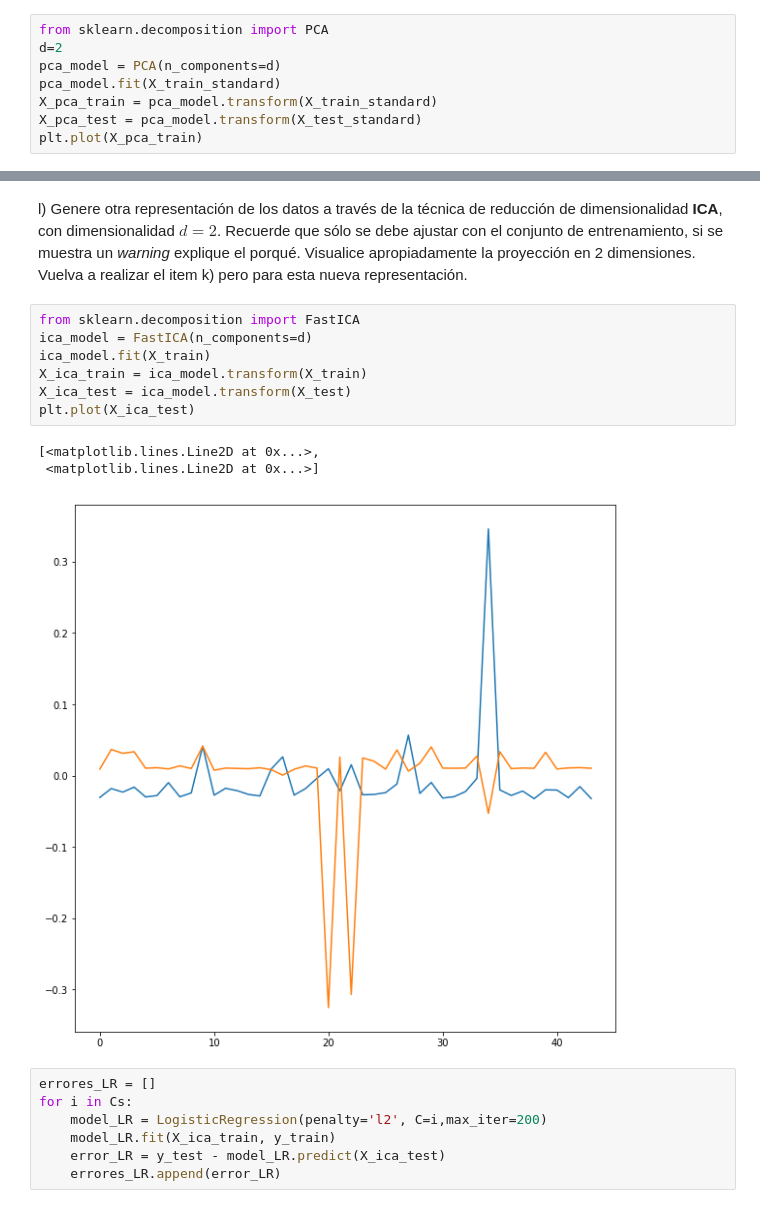
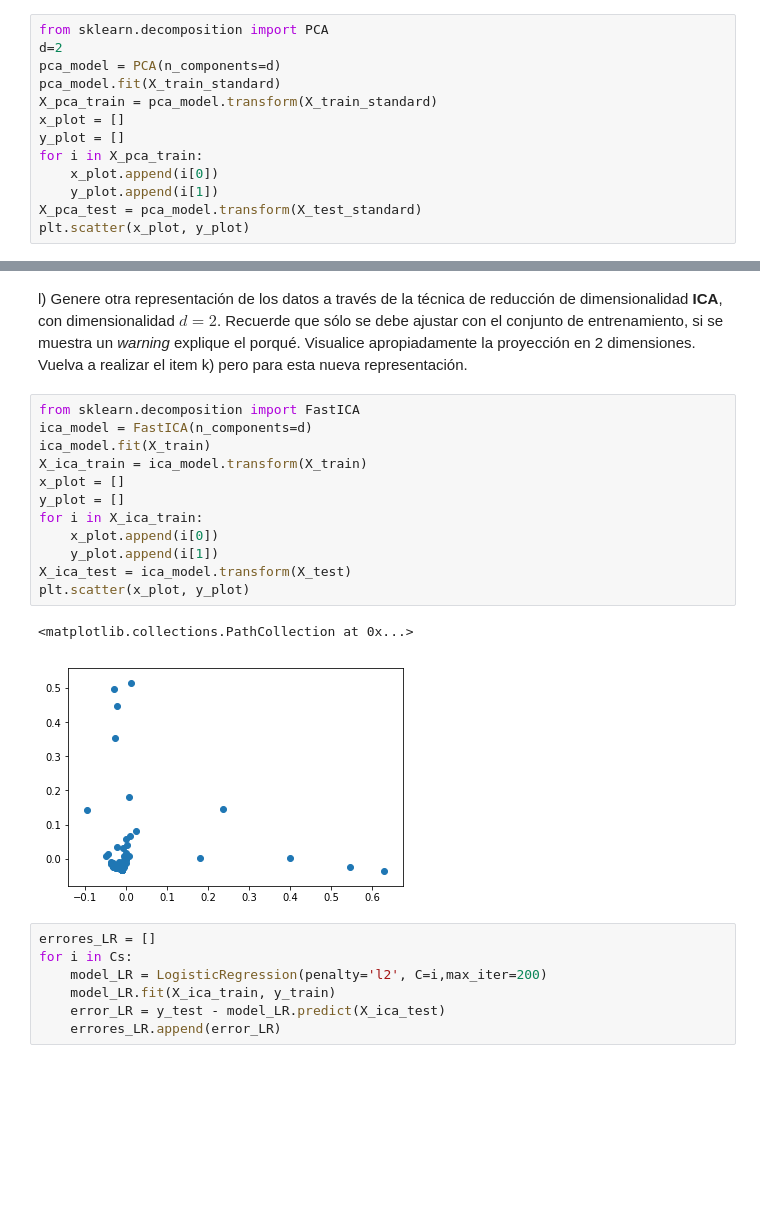
Before and after one commit to JaimeZamoranoUSM/MachineLearning, a Jupyter notebook: Tarea_1-Tapia-Zamorano.ipynb, the cells around one changed output, grey strips where cells are left out. Saved outputs shown, nothing was run; the diff lists cells and outputs as text; blank space fills up the shorter version.

```diff
--- a/Tarea_1-Tapia-Zamorano.ipynb
+++ b/Tarea_1-Tapia-Zamorano.ipynb
@@ -579,6 +579,11 @@ d=2
 pca_model = PCA(n_components=d)
 pca_model.fit(X_train_standard)
 X_pca_train = pca_model.transform(X_train_standard)
+x_plot = []
+y_plot = []
+for i in X_pca_train:
+    x_plot.append(i[0])
+    y_plot.append(i[1])
 X_pca_test = pca_model.transform(X_test_standard)
-plt.plot(X_pca_train)
+plt.scatter(x_plot, y_plot)
 # %% [output]
@@ -635,14 +639,18 @@ l) Genere otra representación de los datos a través de la técnica de reducci
 # %%
 from sklearn.decomposition import FastICA
 ica_model = FastICA(n_components=d)
 ica_model.fit(X_train)
 X_ica_train = ica_model.transform(X_train)
+x_plot = []
+y_plot = []
+for i in X_ica_train:
+    x_plot.append(i[0])
+    y_plot.append(i[1])
 X_ica_test = ica_model.transform(X_test)
-plt.plot(X_ica_test)
+plt.scatter(x_plot, y_plot)
 # %% [output]
-[<matplotlib.lines.Line2D at 0x...>,
- <matplotlib.lines.Line2D at 0x...>]
+<matplotlib.collections.PathCollection at 0x...>
-[figure, old version]
+[figure, new version]
 # %%
 errores_LR = []
 for i in Cs:
```
Also changed, not shown: parts of 13 cells of this notebook.
